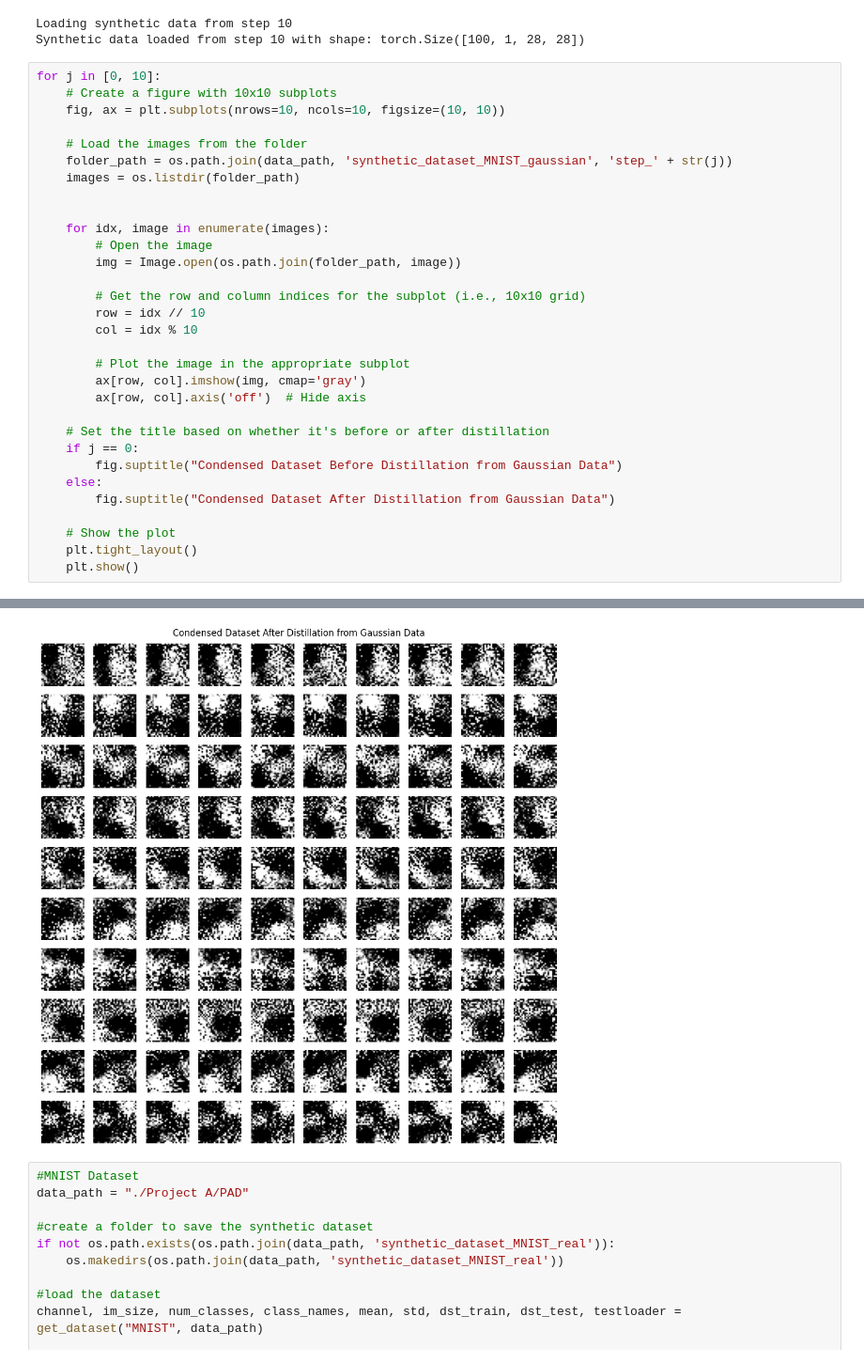
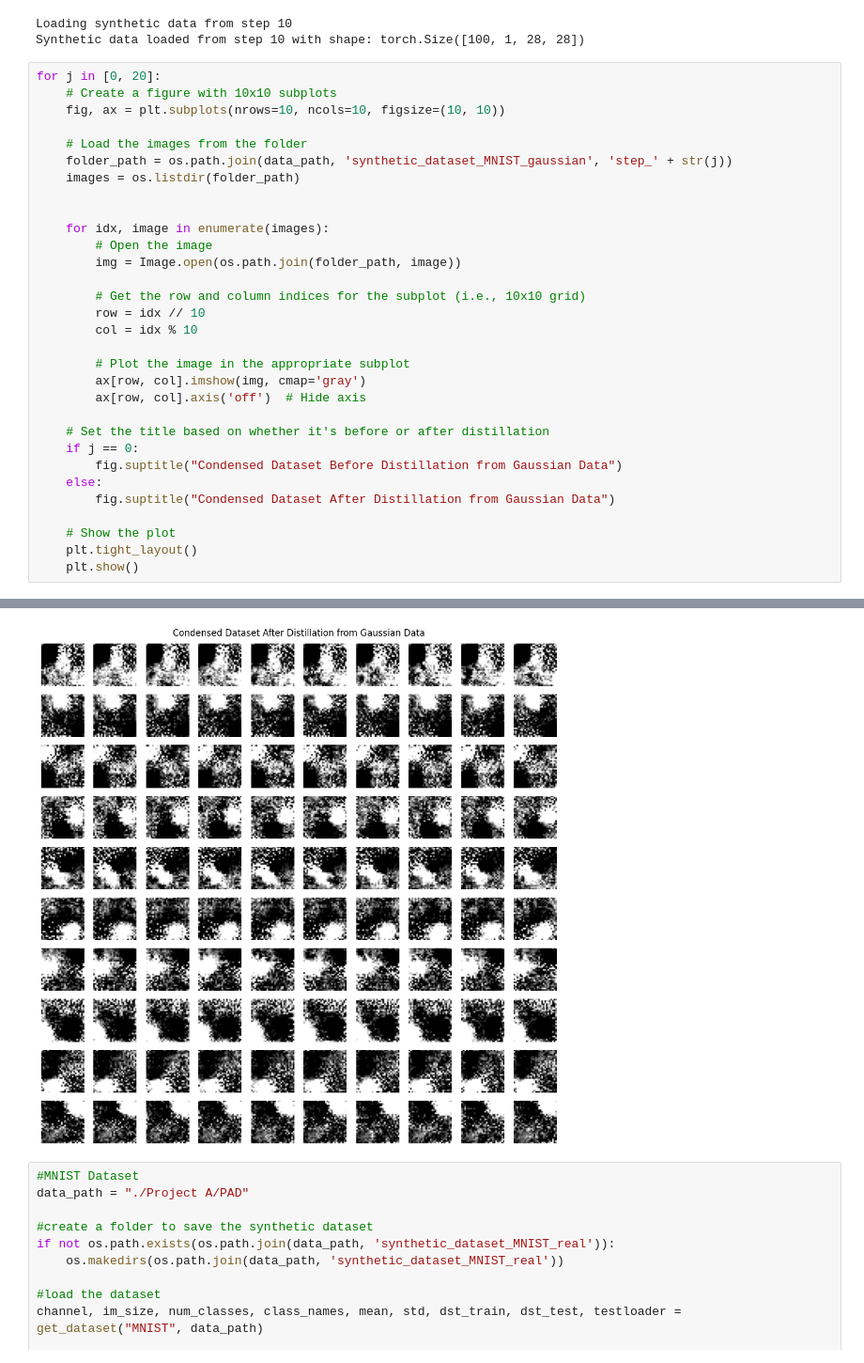
Before and after one commit to jacedoir/ECE1512_2024F_ProjectRepo_Grzeczkowicz, a Jupyter notebook: Project A/task_2.ipynb, the cells around one changed output, grey strips where cells are left out. Shown at 94% size. Cells and saved outputs as stored; diff of their text form.

```diff
--- a/Project A/task_2.ipynb
+++ b/Project A/task_2.ipynb
@@ -111,39 +111,39 @@ condensed_dataset = Distillator.train("Gaussian", mean_gaussian, std_gaussian, f
 Loading synthetic data from step 10
 Synthetic data loaded from step 10 with shape: torch.Size([100, 1, 28, 28])
 # %%
-for j in [0, 10]:
+for j in [0, 20]:
     # Create a figure with 10x10 subplots
     fig, ax = plt.subplots(nrows=10, ncols=10, figsize=(10, 10))
 
     # Load the images from the folder
     folder_path = os.path.join(data_path, 'synthetic_dataset_MNIST_gaussian', 'step_' + str(j))
     images = os.listdir(folder_path)
 
 
     for idx, image in enumerate(images):
         # Open the image
         img = Image.open(os.path.join(folder_path, image))
 
         # Get the row and column indices for the subplot (i.e., 10x10 grid)
         row = idx // 10
         col = idx % 10
 
         # Plot the image in the appropriate subplot
         ax[row, col].imshow(img, cmap='gray')
         ax[row, col].axis('off')  # Hide axis
 
     # Set the title based on whether it's before or after distillation
     if j == 0:
         fig.suptitle("Condensed Dataset Before Distillation from Gaussian Data")
     else:
         fig.suptitle("Condensed Dataset After Distillation from Gaussian Data")
 
     # Show the plot
     plt.tight_layout()
     plt.show()
 # %% [output]
 [figure]
-[figure, old version]
+[figure, new version]
 # %%
 #MNIST Dataset
 data_path = "./Project A/PAD"
```
Also changed, not shown: parts of 1 cell of this notebook.
